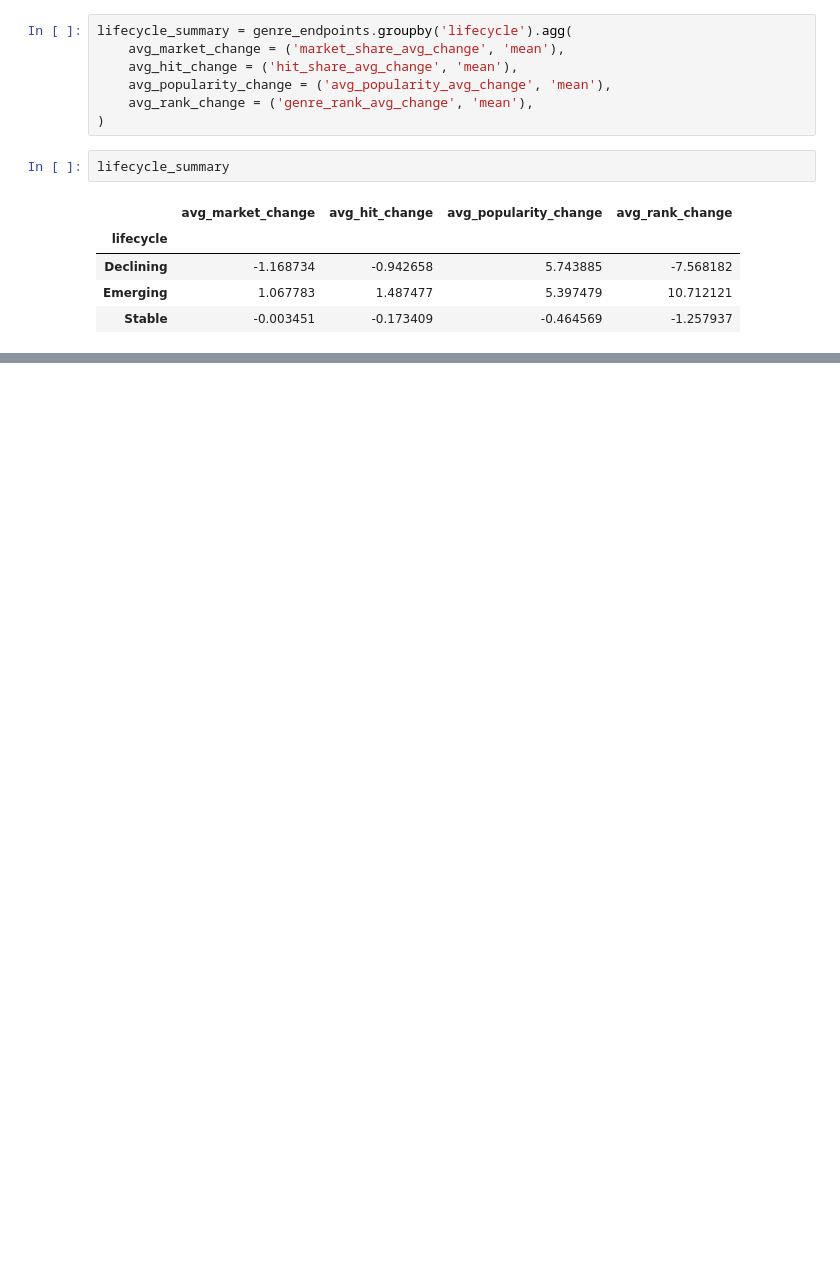
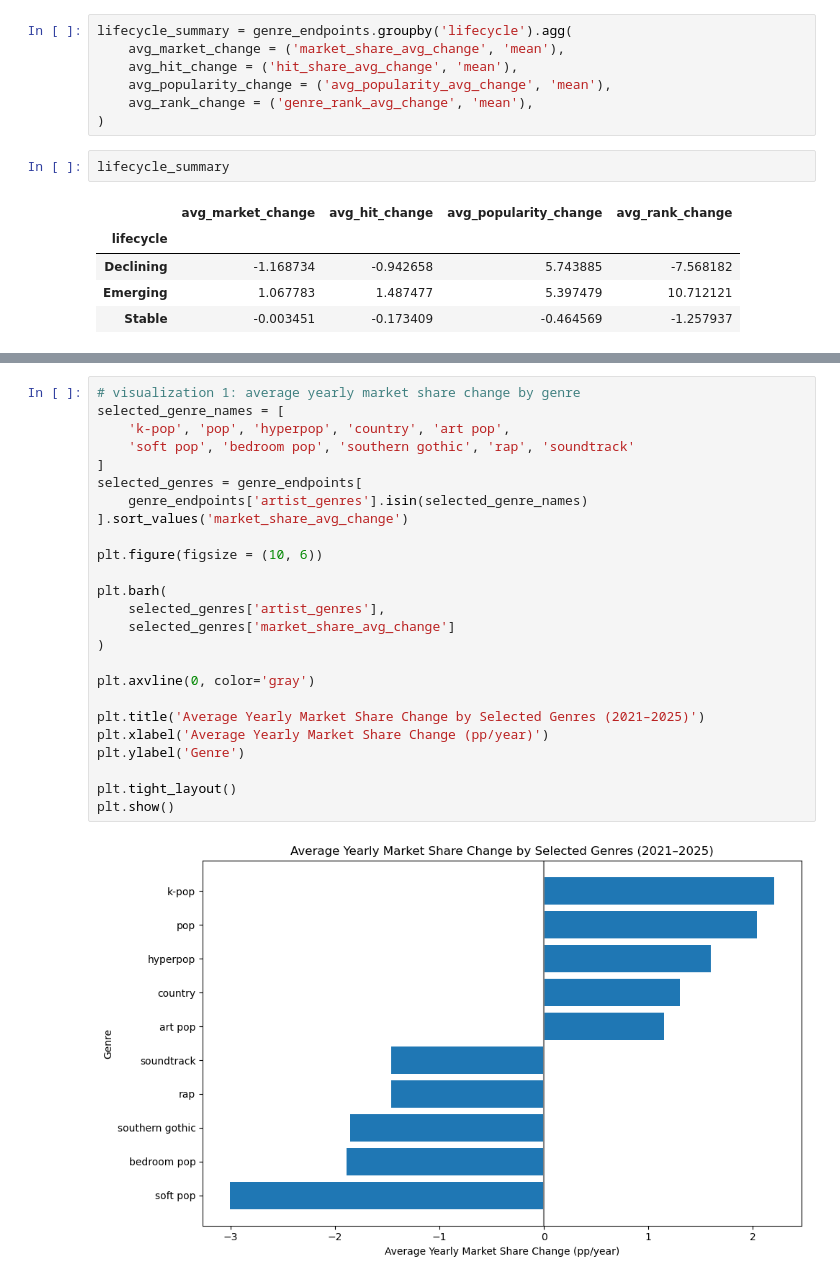
Before and after one commit to jjen1/spotify-music-trends-analysis, a Jupyter notebook: notebooks/02_genre_evolution.ipynb, the cells around one changed output, grey strips where cells are left out. Cells and saved outputs as stored; diff of their text form; blank space fills up the shorter version.

Commit message:
Completed genre lifecycle analysis

```diff
--- a/notebooks/02_genre_evolution.ipynb
+++ b/notebooks/02_genre_evolution.ipynb
@@ -829,0 +1110,27 @@ lifecycle_summary
+# %%
+# visualization 1: average yearly market share change by genre
+selected_genre_names = [
+    'k-pop', 'pop', 'hyperpop', 'country', 'art pop',
+    'soft pop', 'bedroom pop', 'southern gothic', 'rap', 'soundtrack'
+]
+selected_genres = genre_endpoints[
+    genre_endpoints['artist_genres'].isin(selected_genre_names)
+].sort_values('market_share_avg_change')
+
+plt.figure(figsize = (10, 6))
+
+plt.barh(
+    selected_genres['artist_genres'],
+    selected_genres['market_share_avg_change']
+)
+
+plt.axvline(0, color='gray')
+
+plt.title('Average Yearly Market Share Change by Selected Genres (2021–2025)')
+plt.xlabel('Average Yearly Market Share Change (pp/year)')
+plt.ylabel('Genre')
+
+plt.tight_layout()
+plt.show()
+# %% [output]
+[figure, added]
```
Also changed, not shown: parts of 25 cells of this notebook, 2 other files.
